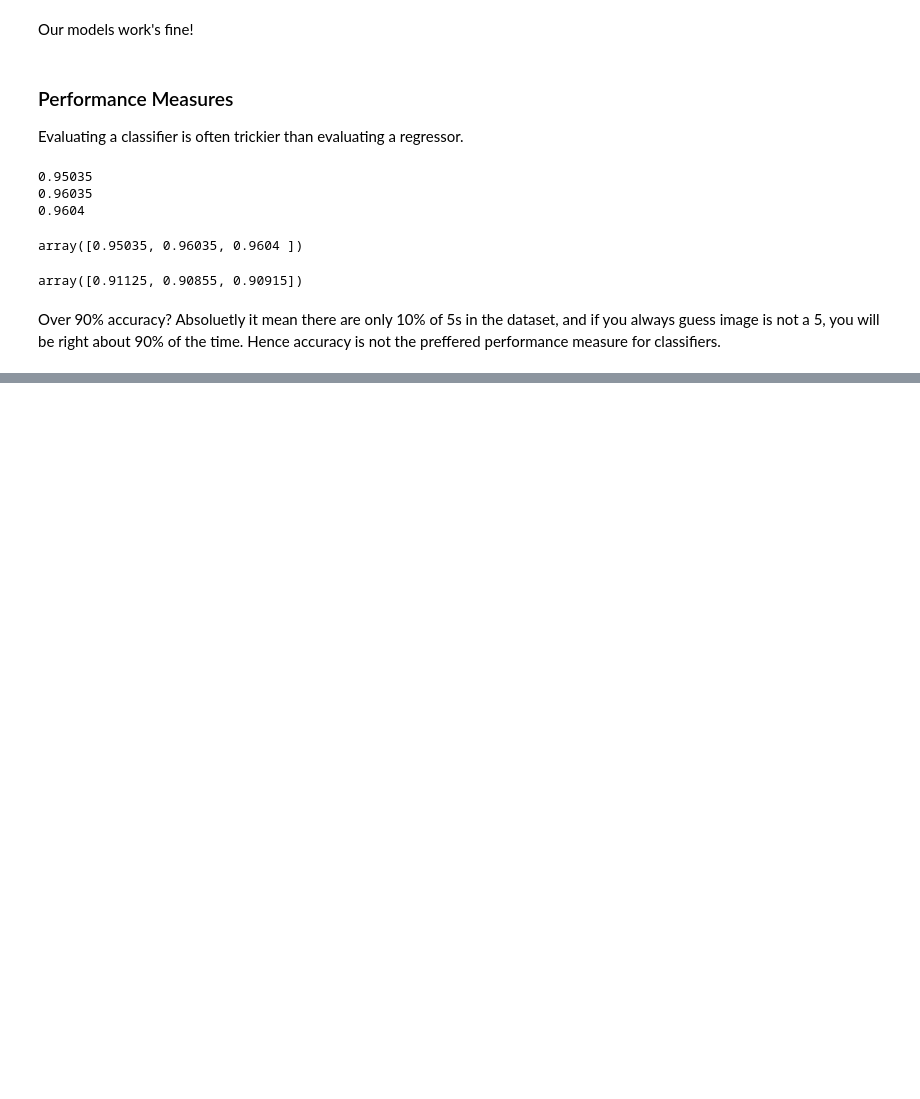
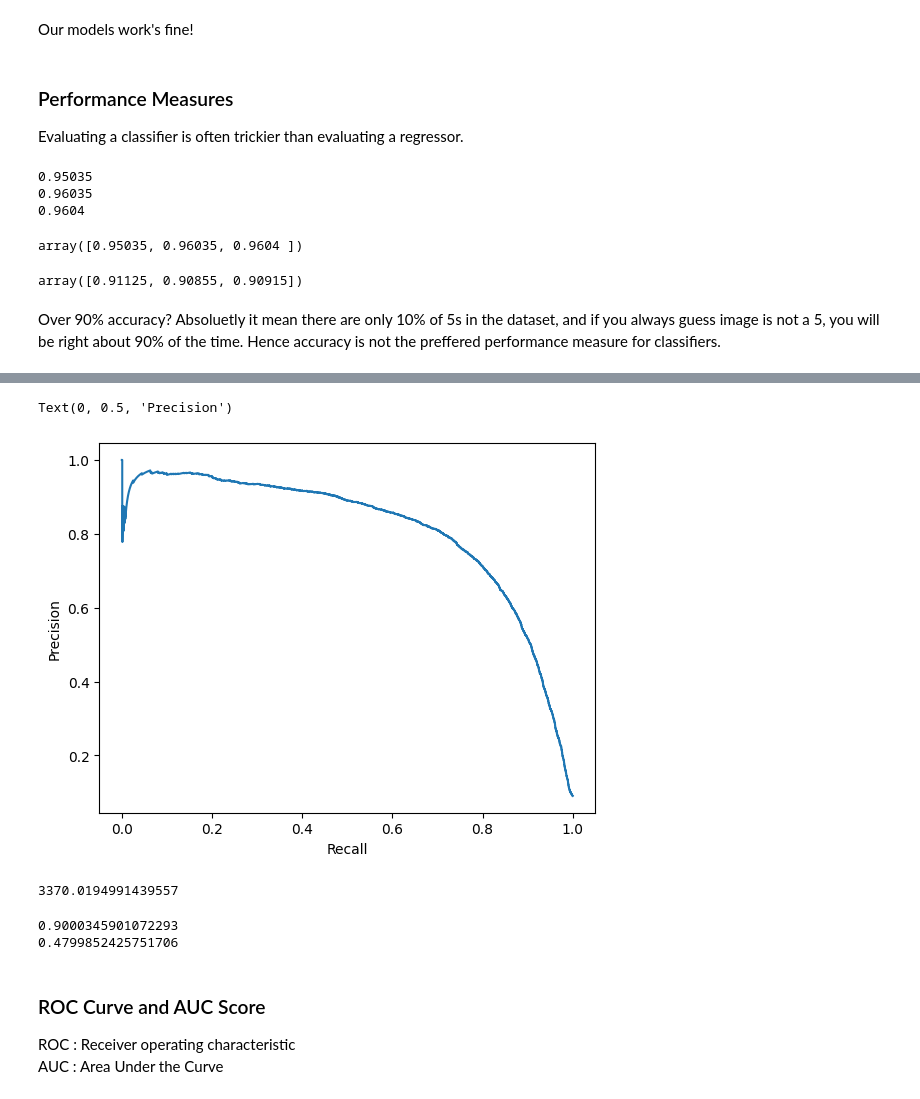
Before and after one commit to ksreekanth77/Machine-Learning, a Jupyter notebook: hand_written_digits.ipynb, the cells around one changed output, grey strips where cells are left out. Saved outputs shown, nothing was run; the diff lists cells and outputs as text; code cells hidden in the pictures; blank space fills up the shorter version.

```diff
--- a/hand_written_digits.ipynb
+++ b/hand_written_digits.ipynb
@@ -132,0 +179,12 @@ Over 90% accuracy? Absoluetly it mean there are only 10% of 5s in the dataset, a
+# %%
+plt.plot(recalls, precisions)
+plt.xlabel("Recall")
+plt.ylabel("Precision")
+# %% [output]
+Text(0, 0.5, 'Precision')
+[figure, added]
+# %%
+threshold_90_precision = thresholds[np.argmax(precisions>=0.90)]
+print(threshold_90_precision)
+# %% [output]
+3370.0194991439557
@@ -132,0 +193,10 @@ Over 90% accuracy? Absoluetly it mean there are only 10% of 5s in the dataset, a
+# %%
+print(precision_score(y_train_5, y_train_pred_90))
+print(recall_score(y_train_5, y_train_pred_90))
+# %% [output]
+0.9000345901072293
+0.4799852425751706
+# %% [markdown]
+### ROC Curve and AUC Score
+ROC : Receiver operating characteristic
+AUC : Area Under the Curve
```
Also changed, not shown: parts of 45 cells of this notebook.
